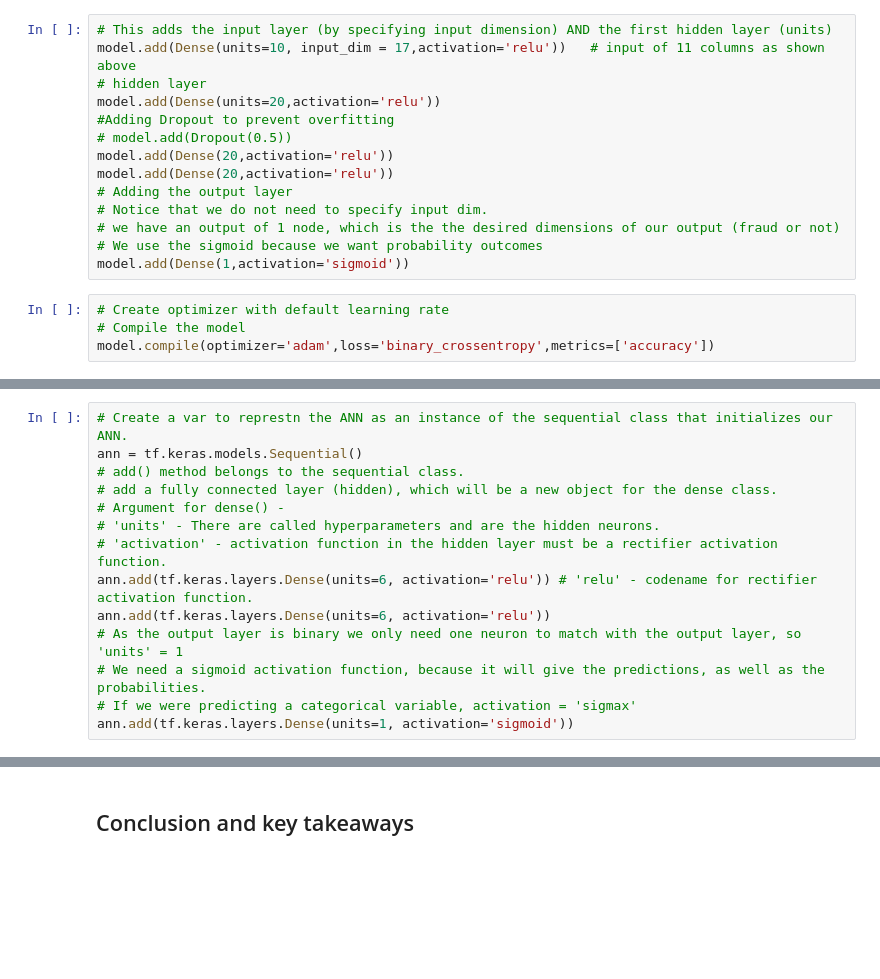
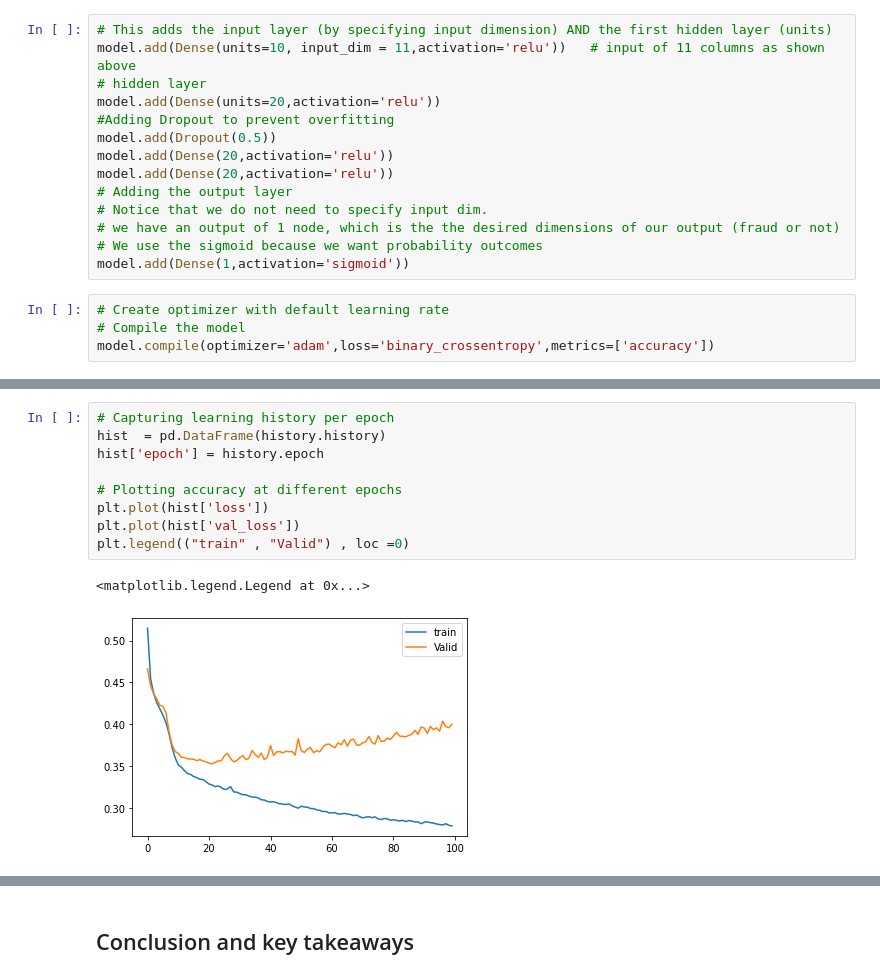
Before and after one commit to cfreeman22/BankChurnPrediction, a Jupyter notebook: BankChurn.ipynb, the cells around one changed output, grey strips where cells are left out. Saved outputs shown, nothing was run; the diff lists cells and outputs as text; blank space fills up the shorter version.

```diff
--- a/BankChurn.ipynb
+++ b/BankChurn.ipynb
@@ -539,11 +564,11 @@ make_confusion_matrix(cm1,
 model = Sequential()
 # %%
 # This adds the input layer (by specifying input dimension) AND the first hidden layer (units)
-model.add(Dense(units=10, input_dim = 17,activation='relu'))   # input of 11 columns as shown above
+model.add(Dense(units=10, input_dim = 11,activation='relu'))   # input of 11 columns as shown above
 # hidden layer
 model.add(Dense(units=20,activation='relu'))
 #Adding Dropout to prevent overfitting
-# model.add(Dropout(0.5))
+model.add(Dropout(0.5))
 model.add(Dense(20,activation='relu'))
 model.add(Dense(20,activation='relu'))
 # Adding the output layer
@@ -584,14 +628,12 @@ ValueError: ignored
-# %%
-# Create a var to represtn the ANN as an instance of the sequential class that initializes our ANN.
-ann = tf.keras.models.Sequential()
-# add() method belongs to the sequential class.
-# add a fully connected layer (hidden), which will be a new object for the dense class.
-# Argument for dense() -
-# 'units' - There are called hyperparameters and are the hidden neurons.
-# 'activation' - activation function in the hidden layer must be a rectifier activation function.
-ann.add(tf.keras.layers.Dense(units=6, activation='relu')) # 'relu' - codename for rectifier activation function.
-ann.add(tf.keras.layers.Dense(units=6, activation='relu'))
-# As the output layer is binary we only need one neuron to match with the output layer, so 'units' = 1
-# We need a sigmoid activation function, because it will give the predictions, as well as the probabilities.
-# If we were predicting a categorical variable, activation = 'sigmax'
-ann.add(tf.keras.layers.Dense(units=1, activation='sigmoid'))
+# %%
+# Capturing learning history per epoch
+hist  = pd.DataFrame(history.history)
+hist['epoch'] = history.epoch
+
+# Plotting accuracy at different epochs
+plt.plot(hist['loss'])
+plt.plot(hist['val_loss'])
+plt.legend(("train" , "Valid") , loc =0)
+# %% [output]
+<matplotlib.legend.Legend at 0x...>
+[figure, added]
```
Also changed, not shown: parts of 39 cells of this notebook.
